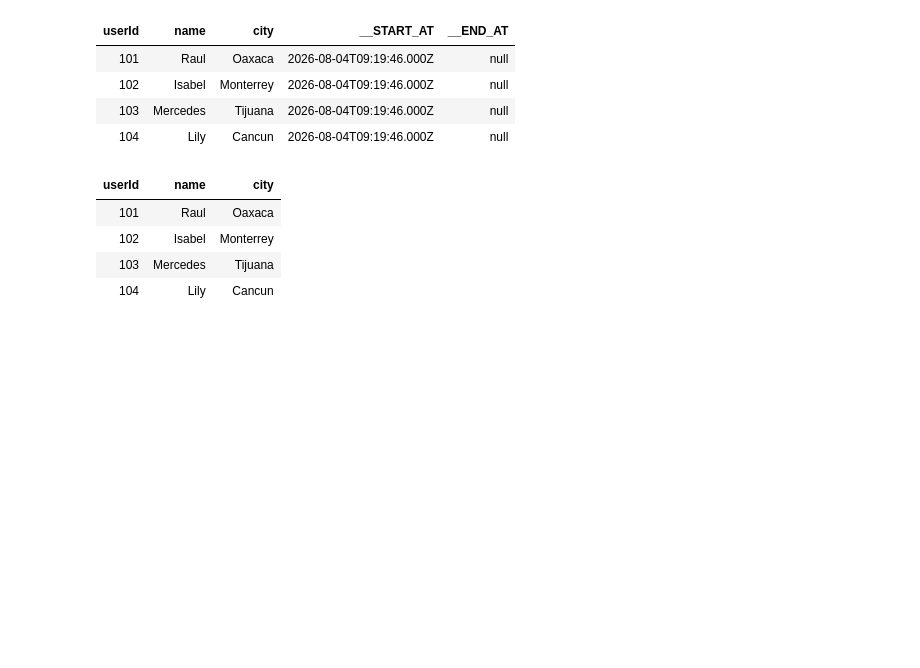
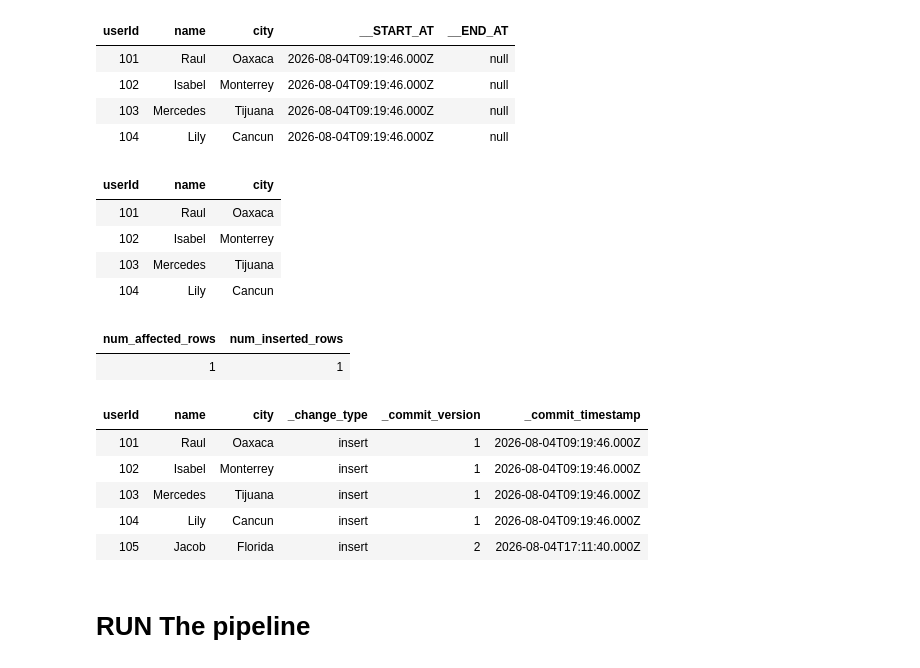
Before and after one commit to Sandutta2020/DataBricks_all, a Jupyter notebook: Data_preparation_for_CDC.ipynb, the cells around one changed output. Cells and saved outputs as stored; diff of their text form; code cells hidden in the pictures; blank space fills up the shorter version.

```diff
--- a/Data_preparation_for_CDC.ipynb
+++ b/Data_preparation_for_CDC.ipynb
@@ -123,0 +126,6 @@ insert into cdc_catalog.cdc_schema.users_cdf values (127, "Gunda",     "India",
+# %%
+%sql
+INSERT INTO  cdc_catalog.cdc_schema.customer_source_table VALUES (105, "Jacob","Florida")
+# %% [output]
+| num_affected_rows | num_inserted_rows |
+| 1 | 1 |
@@ -123,0 +134,12 @@ insert into cdc_catalog.cdc_schema.users_cdf values (127, "Gunda",     "India",
+# %%
+%sql
+select * from cdc_catalog.cdc_schema.customers_cdf;
+# %% [output]
+| userId | name | city | _change_type | _commit_version | _commit_timestamp |
+| 101 | Raul | Oaxaca | insert | 1 | 2026-08-04T09:19:46.000Z |
+| 102 | Isabel | Monterrey | insert | 1 | 2026-08-04T09:19:46.000Z |
+| 103 | Mercedes | Tijuana | insert | 1 | 2026-08-04T09:19:46.000Z |
+| 104 | Lily | Cancun | insert | 1 | 2026-08-04T09:19:46.000Z |
+| 105 | Jacob | Florida | insert | 2 | 2026-08-04T17:11:40.000Z |
+# %% [markdown]
+# RUN The pipeline
```
Also changed, not shown: parts of 27 cells of this notebook, 3 other files.
